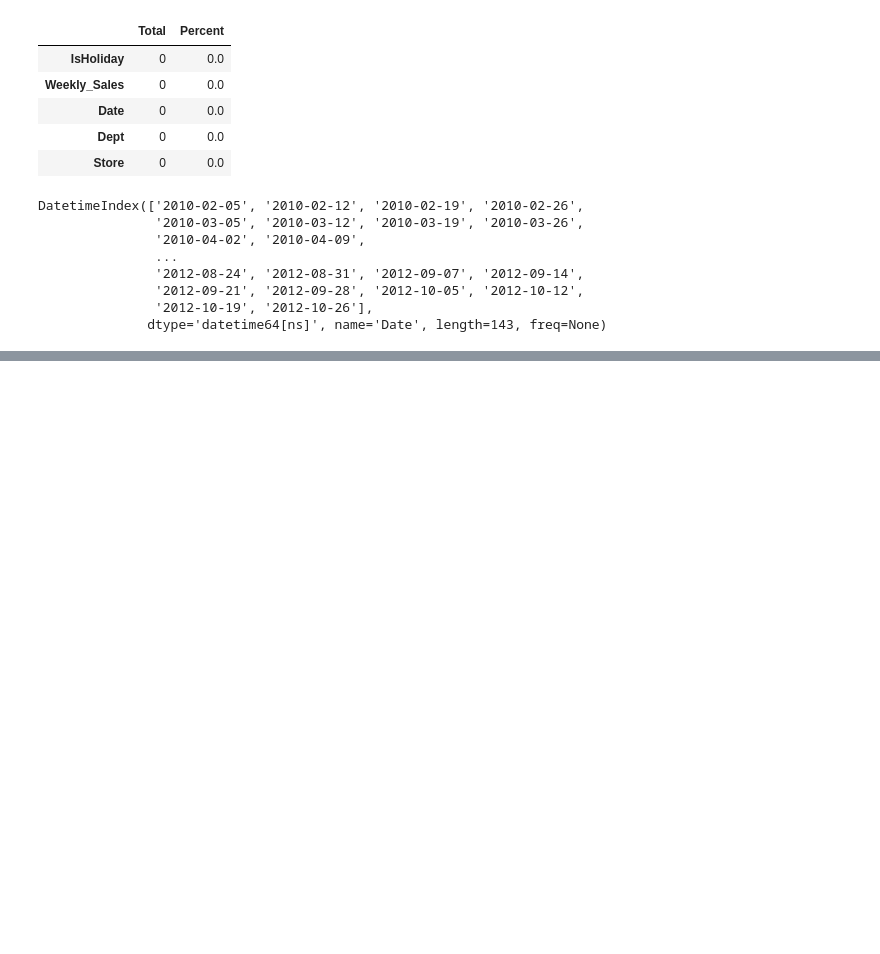
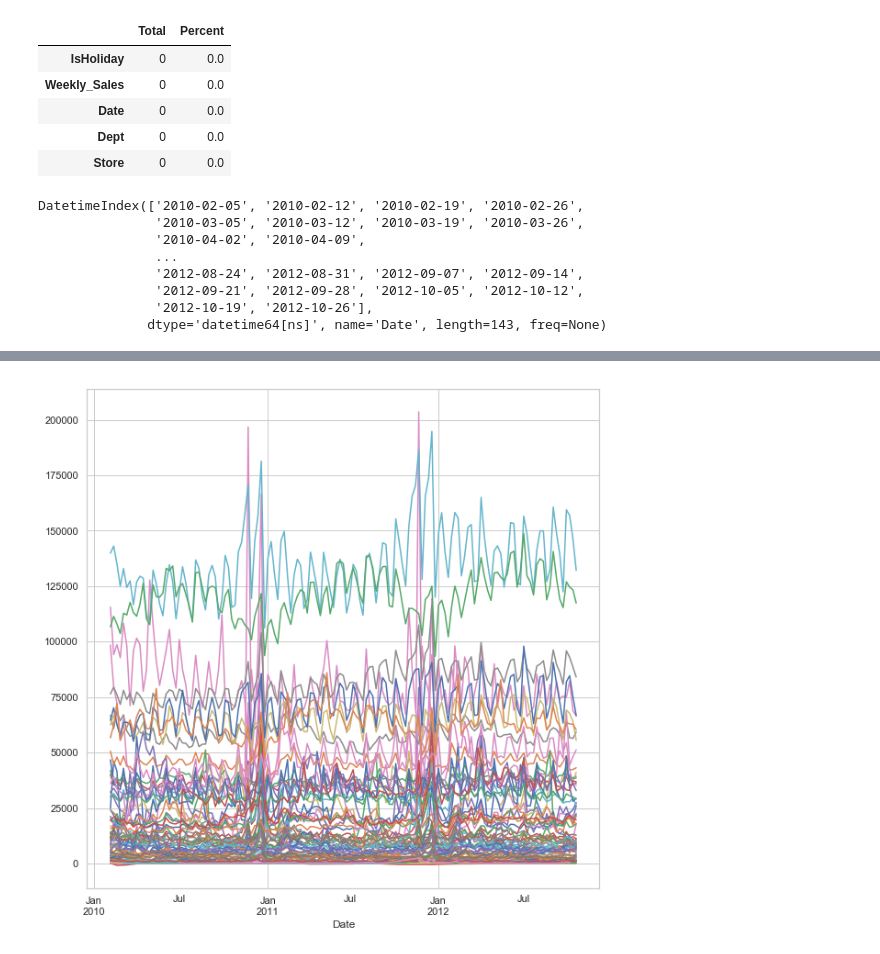
Before and after one commit to mohan-aditya05/walmart_sales_forecasting, a Jupyter notebook: Walmart Sales Forecast.ipynb, the cells around one changed output, grey strips where cells are left out. Drawn from its saved outputs; the diff is of its cells as text; code cells hidden in the pictures; blank space fills up the shorter version.

```diff
--- a/Walmart Sales Forecast.ipynb
+++ b/Walmart Sales Forecast.ipynb
@@ -73,7 +59,0 @@ data.plot(figsize=(45,15))
-# %%
-from pylab import rcParams
-rcParams['figure.figsize'] = 18, 8
-
-decomposition = sm.tsa.seasonal_decompose(data, model='additive')
-fig = decomposition.plot()
-plt.show()
@@ -81,0 +60,4 @@ plt.show()
+# %%
+copy_data=data.copy()
+# %%
+copy_data.index=(copy_data.Date)
@@ -81,0 +107,9 @@ plt.show()
+# %%
+ts=copy_data[copy_data.Store==1]
+# %%
+plt.figure(figsize=(10,10))
+for i in ts.Dept.unique():
+    ts_=ts[ts['Dept']==i]
+    ts_['Weekly_Sales'].plot()
+# %% [output]
+[figure, added]
```
Also changed, not shown: parts of 31 cells of this notebook.
